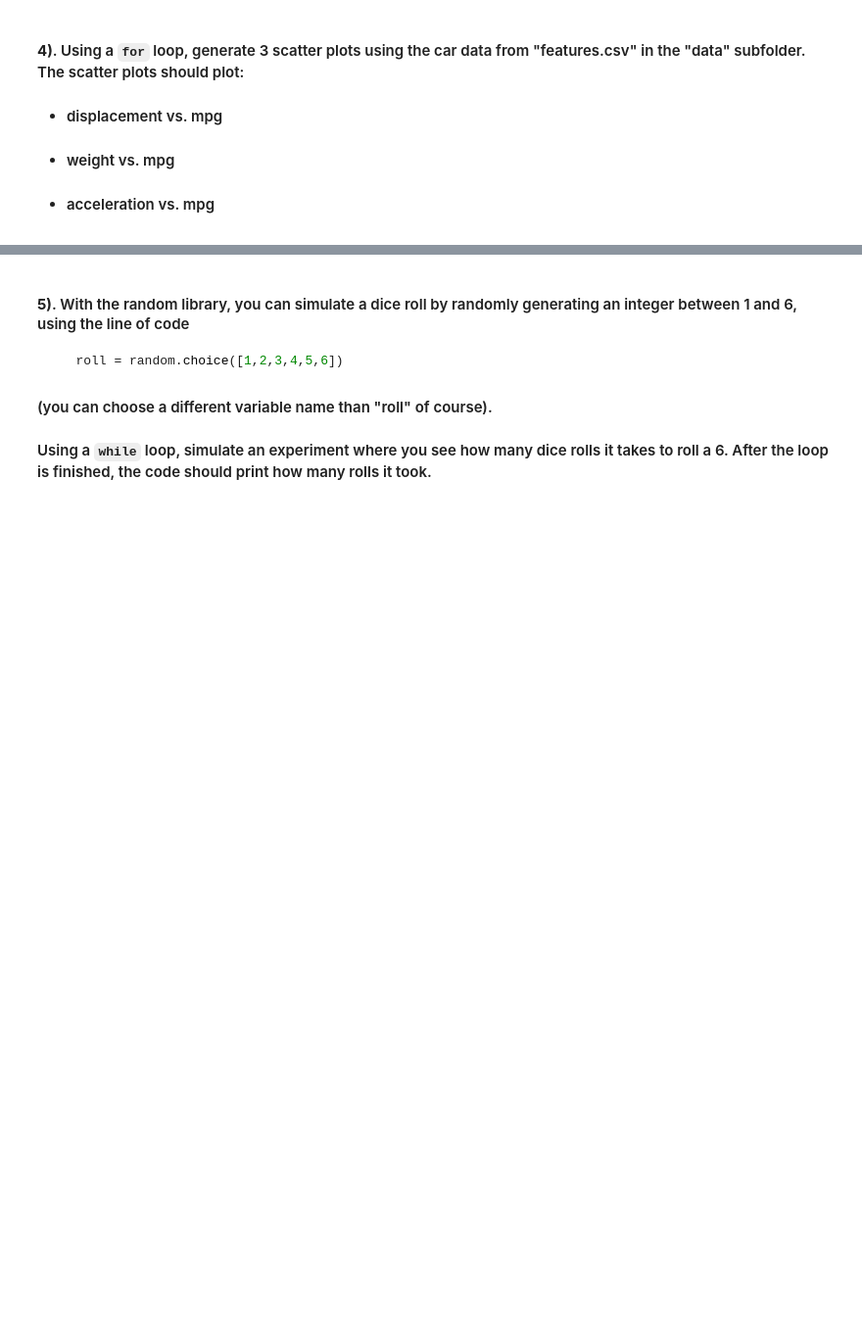
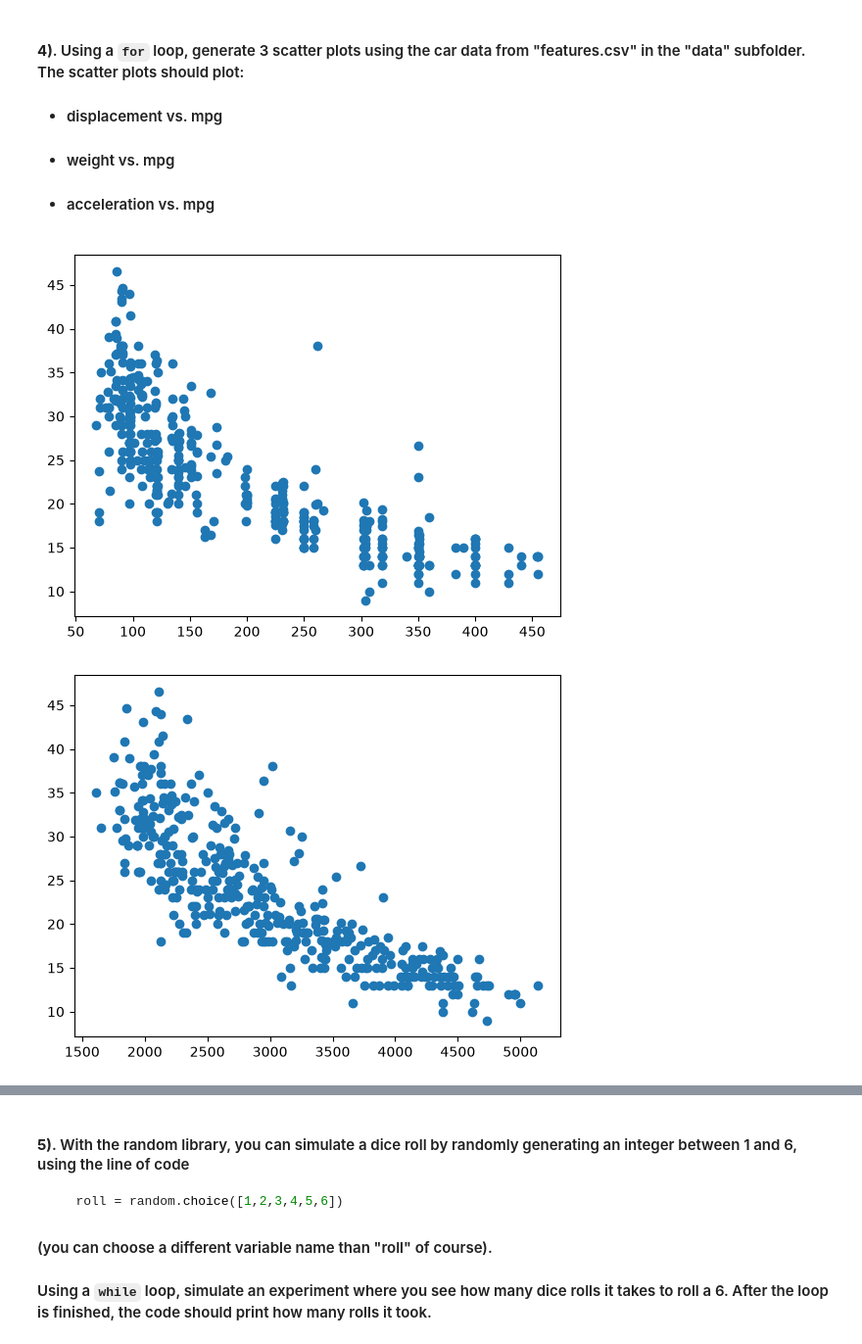
Before and after one commit to moozsqueed/datasci185fall2026, a Jupyter notebook: Lecture_07_Loops/Lecture7 copy.ipynb, the cells around one changed output, grey strips where cells are left out. Shown at 98% size. Drawn from its saved outputs; the diff is of its cells as text; code cells hidden in the pictures; blank space fills up the shorter version.

```diff
--- a/Lecture_07_Loops/Lecture7 copy.ipynb
+++ b/Lecture_07_Loops/Lecture7 copy.ipynb
@@ -567,4 +582,16 @@ n = 31 # run this cell with other positive integers (start smaller to check your
 # %%
 carfeatures = pd.read_csv("data/features.csv")
 
 # your code below
+import pandas as pd
+import matplotlib.pyplot as plt
+
+x_var = ['displacement', 'weight', 'acceleration']
+y_var = 'mpg'
+
+for i in x_var:
+    plt.scatter(carfeatures[i], carfeatures[y_var])
+    plt.show()
+# %% [output]
+[figure, added]
+[figure, added]
```
Also changed, not shown: parts of 9 cells of this notebook.
